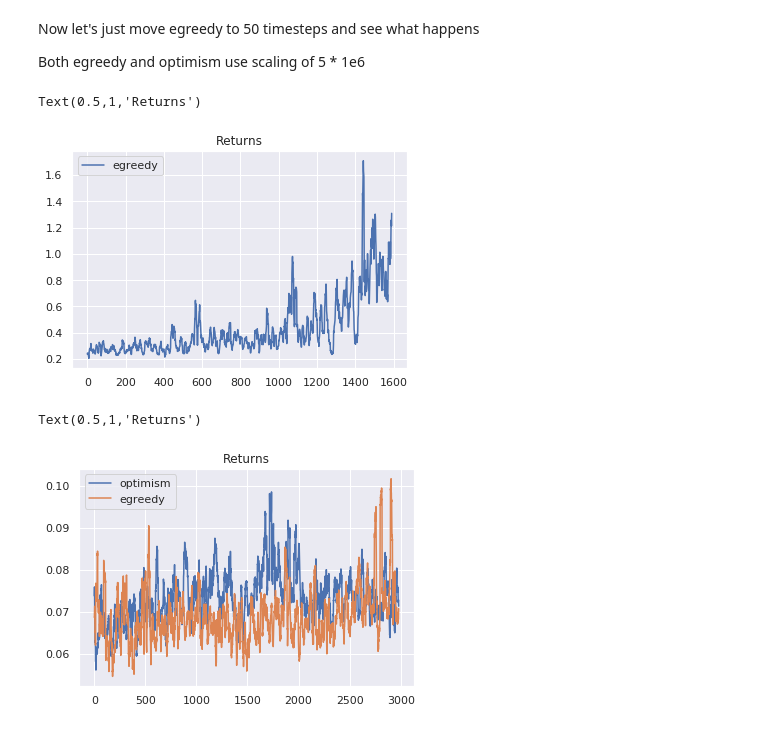
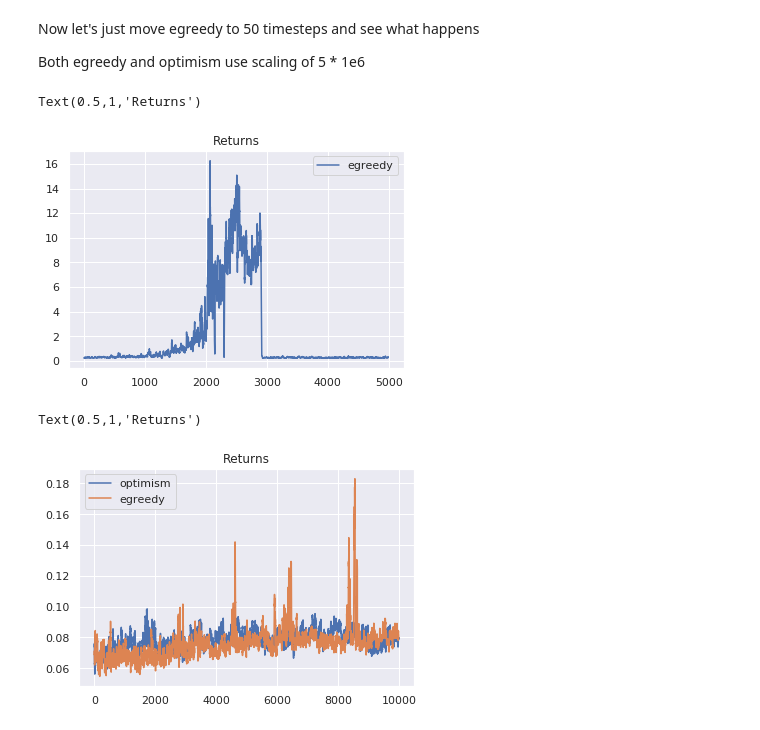
Before and after one commit to Rkeramati/cvar, a Jupyter notebook: hiv/Final Step by Step check.ipynb, the cells around one changed output. Drawn from its saved outputs; the diff is of its cells as text; code cells hidden in the pictures.

```diff
--- a/hiv/Final Step by Step check.ipynb
+++ b/hiv/Final Step by Step check.ipynb
@@ -273,7 +273,7 @@ Now let's just move egreedy to 50 timesteps and see what happens
 
 Both egreedy and optimism use scaling of 5 * 1e6
 # %%
-num=1600
+num=5000
 data = pickle.load(open('results/st_cvar_50_lowVmax_1e6_%d.p'%(num), 'rb'))
 res = mv(data['returns'][:num, 0], 10)
 plt.plot(res, label = 'egreedy')
@@ -282,19 +282,19 @@ plt.legend()
 plt.title("Returns")
 # %% [output]
 Text(0.5,1,'Returns')
-[figure, old version]
+[figure, new version]
 # %%
-num = 3000
+num = 10000
 data = pickle.load(open('results/st_cvar_opt_50_lowVmax_%d.p'%(num), 'rb'))
 res = mv(data['returns'][:num, 0], 20)
 plt.plot(res, label = 'optimism')
 
 data = pickle.load(open('results/st_cvar_50_lowVmax_%d.p'%(num), 'rb'))
 res = mv(data['returns'][:num, 0], 20)
 plt.plot(res, label = 'egreedy')
 
 plt.legend()
 plt.title("Returns")
 # %% [output]
 Text(0.5,1,'Returns')
-[figure, old version]
+[figure, new version]
```
Also changed, not shown: parts of 6 cells of this notebook, 6 other files.
